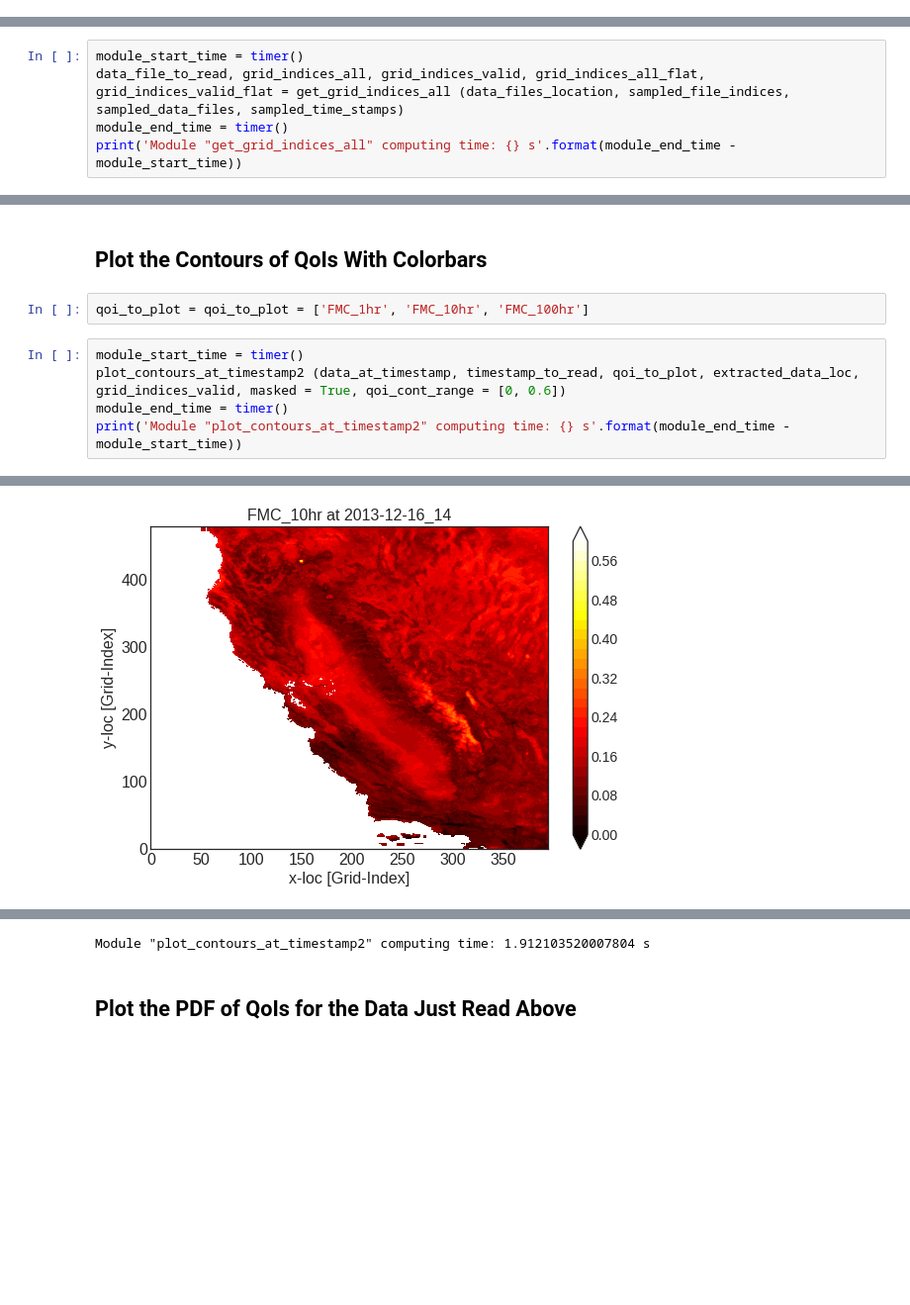
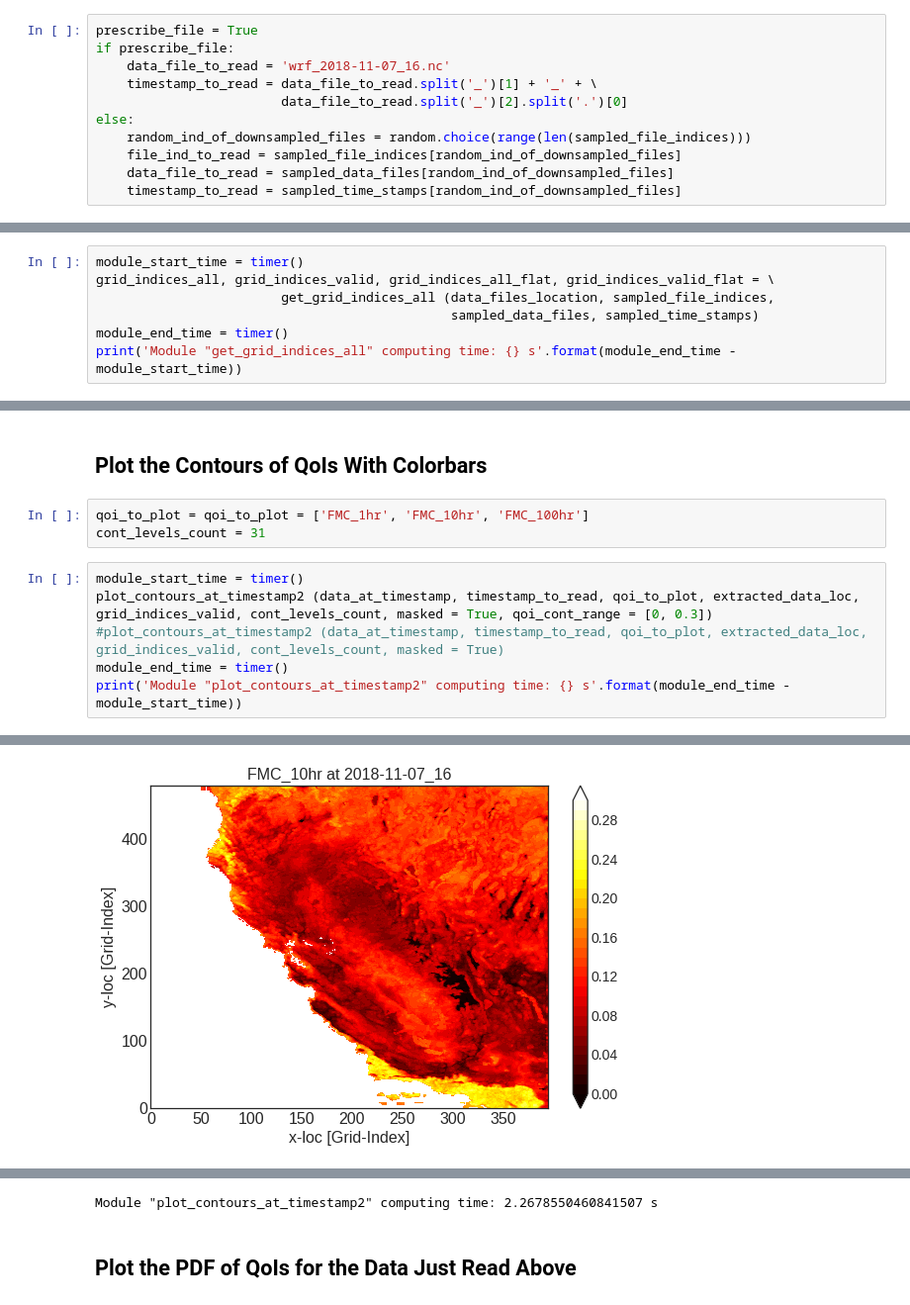
Before and after one commit to LLNL/MLAP, a Jupyter notebook: SJSU_Data_Proc/Extract_DFM_Reanalysis_Data.ipynb, the cells around one changed output, grey strips where cells are left out. Shown at 99% size. Cells and saved outputs as stored; diff of their text form; blank space fills up the shorter version.

Commit message:
Update notebook to deal with either a random or a prescribed data file and contour lebels etc.

```diff
--- a/SJSU_Data_Proc/Extract_DFM_Reanalysis_Data.ipynb
+++ b/SJSU_Data_Proc/Extract_DFM_Reanalysis_Data.ipynb
@@ -172,0 +173,11 @@ Module "plot_sampled_datetime" computing time: 0.17577907000668347 s
+# %%
+prescribe_file = True
+if prescribe_file:
+    data_file_to_read = 'wrf_2018-11-07_16.nc'
+    timestamp_to_read = data_file_to_read.split('_')[1] + '_' + \
+                        data_file_to_read.split('_')[2].split('.')[0]
+else:
+    random_ind_of_downsampled_files = random.choice(range(len(sampled_file_indices)))
+    file_ind_to_read = sampled_file_indices[random_ind_of_downsampled_files]
+    data_file_to_read = sampled_data_files[random_ind_of_downsampled_files]
+    timestamp_to_read = sampled_time_stamps[random_ind_of_downsampled_files]
@@ -201,7 +211,9 @@ Module "process_elevation_at_timestamp" computing time: 0.0028581961523741484 s
 ## Get Grid Indices
 # %%
 module_start_time = timer()
-data_file_to_read, grid_indices_all, grid_indices_valid, grid_indices_all_flat, grid_indices_valid_flat = get_grid_indices_all (data_files_location, sampled_file_indices, sampled_data_files, sampled_time_stamps)
+grid_indices_all, grid_indices_valid, grid_indices_all_flat, grid_indices_valid_flat = \
+                        get_grid_indices_all (data_files_location, sampled_file_indices,
+                                              sampled_data_files, sampled_time_stamps)
 module_end_time = timer()
 print('Module "get_grid_indices_all" computing time: {} s'.format(module_end_time - module_start_time))
 # %% [output]
@@ -271,9 +283,11 @@ Module "plot_contours_at_timestamp" computing time: 3.1586654109414667 s
 ## Plot the Contours of QoIs With Colorbars
 # %%
 qoi_to_plot = qoi_to_plot = ['FMC_1hr', 'FMC_10hr', 'FMC_100hr']
+cont_levels_count = 31
 # %%
 module_start_time = timer()
-plot_contours_at_timestamp2 (data_at_timestamp, timestamp_to_read, qoi_to_plot, extracted_data_loc, grid_indices_valid, masked = True, qoi_cont_range = [0, 0.6])
+plot_contours_at_timestamp2 (data_at_timestamp, timestamp_to_read, qoi_to_plot, extracted_data_loc, grid_indices_valid, cont_levels_count, masked = True, qoi_cont_range = [0, 0.3])
+#plot_contours_at_timestamp2 (data_at_timestamp, timestamp_to_read, qoi_to_plot, extracted_data_loc, grid_indices_valid, cont_levels_count, masked = True)
 module_end_time = timer()
 print('Module "plot_contours_at_timestamp2" computing time: {} s'.format(module_end_time - module_start_time))
 # %% [output]
@@ -281 +295 @@ print('Module "plot_contours_at_timestamp2" computing time: {} s'.format(module_
-[figure, old version]
+[figure, new version]
@@ -283,4 +297,4 @@ print('Module "plot_contours_at_timestamp2" computing time: {} s'.format(module_
-Module "plot_contours_at_timestamp2" computing time: 1.912103520007804 s
+Module "plot_contours_at_timestamp2" computing time: 2.2678550460841507 s
 # %% [markdown]
 ## Plot the PDF of QoIs for the Data Just Read Above
 # %%
```
Also changed, not shown: parts of 28 cells of this notebook, 1 other file.
